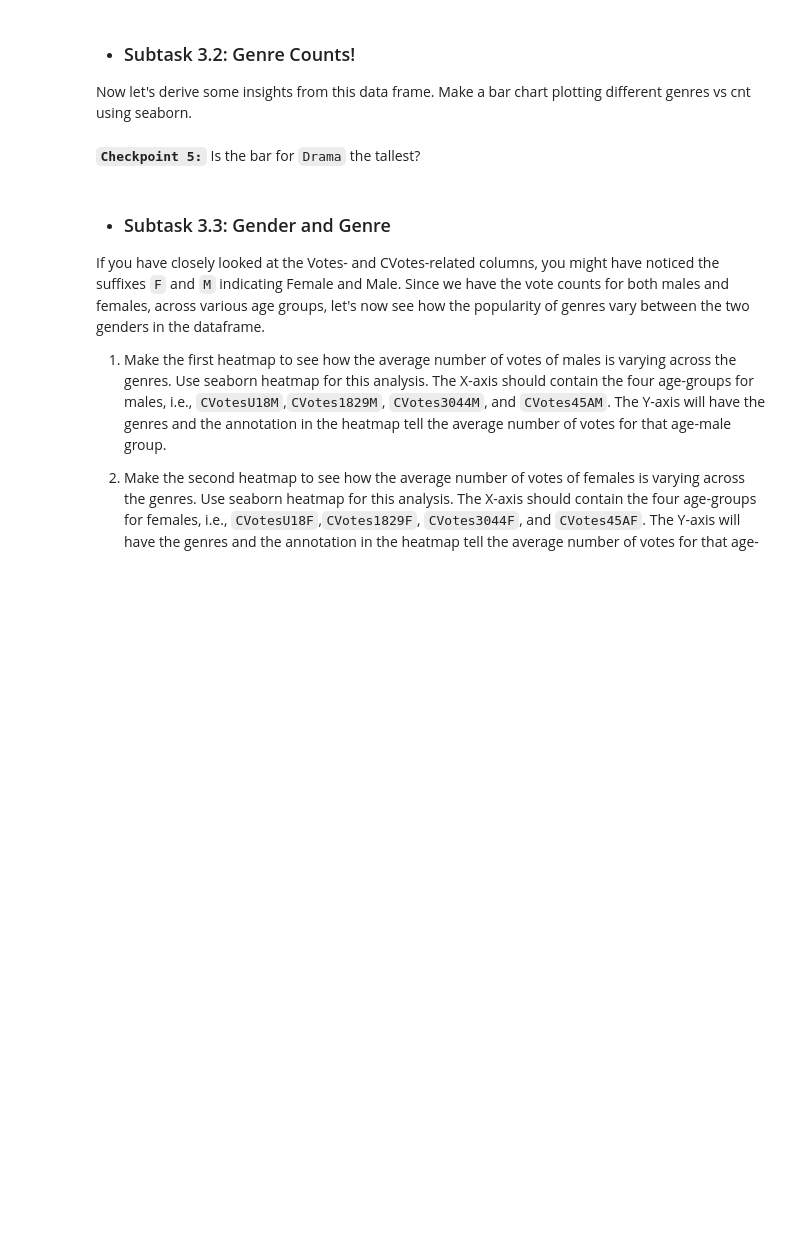
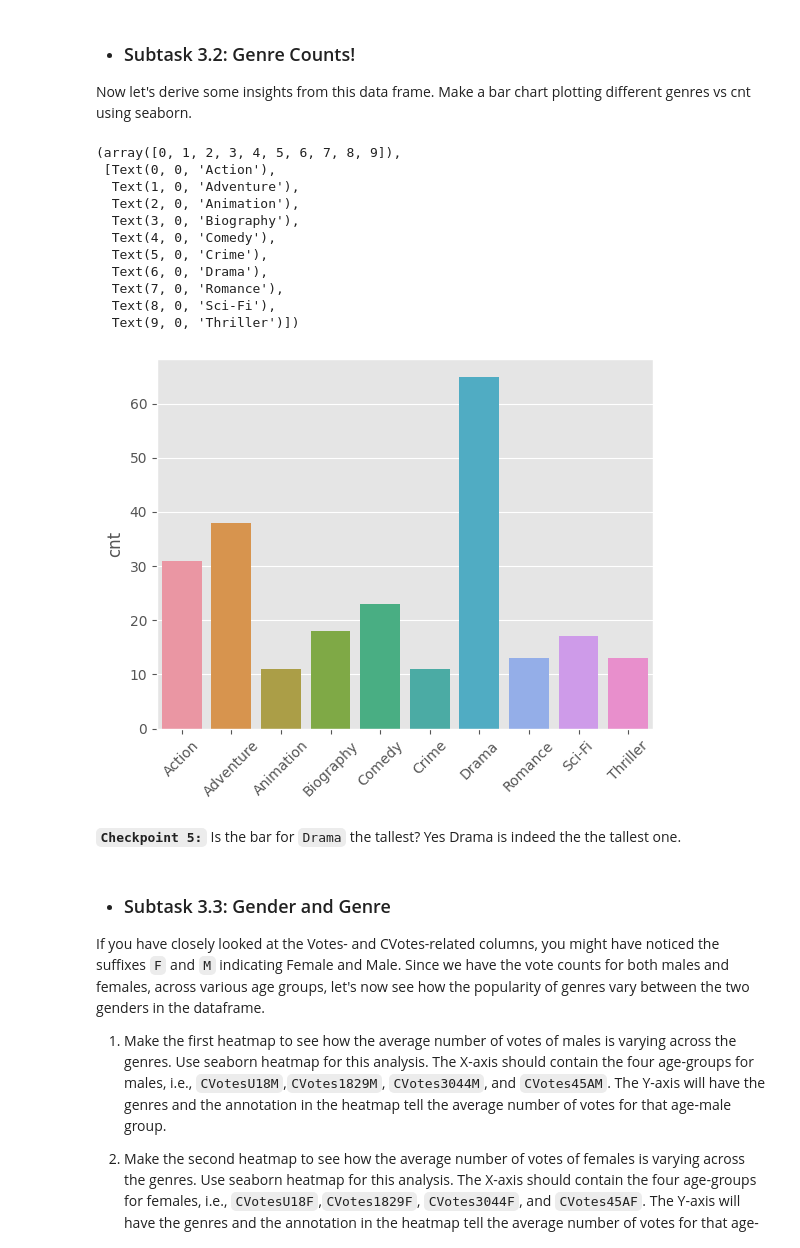
Before and after one commit to ussahil/IMbD-anlysis, a Jupyter notebook: IMDb+Movie+Assignment_stub.ipynb, the cells around one changed output. Saved outputs shown, nothing was run; the diff lists cells and outputs as text; code cells hidden in the pictures; blank space fills up the shorter version.

```diff
--- a/IMDb+Movie+Assignment_stub.ipynb
+++ b/IMDb+Movie+Assignment_stub.ipynb
@@ -351,2 +426,3 @@ There are 3 columns in the dataframe - `genre_1`, `genre_2`, and `genre_3`. As a
 # %%
 # Extract genres with atleast 10 occurences
+genre_top10 = df_add[df_add['cnt'] >= 10]
@@ -354,0 +429,8 @@ There are 3 columns in the dataframe - `genre_1`, `genre_2`, and `genre_3`. As a
+# %%
+# Take the mean for every column by dividing with cnt
+top10_count = genre_top10['cnt']
+genre_top10 = genre_top10.apply(lambda x:x /top10_count )
+# here lambda function is used as to divide the dataframe with cnt table
+# also we need to update the cnt
+genre_top10['cnt']=top10_count
+genre_top10['cnt']
@@ -355,2 +449,3 @@ There are 3 columns in the dataframe - `genre_1`, `genre_2`, and `genre_3`. As a
 # %%
 # Rounding off the columns of Votes to two decimals
+genre_top10= genre_top10.round(2)
@@ -358,0 +452,11 @@ There are 3 columns in the dataframe - `genre_1`, `genre_2`, and `genre_3`. As a
+# %%
+# Converting CVotes to int type
+genre_top10.dtypes
+# There are a number of columns that start wtih CVotes so we should try to update it via startswtih and a loop
+
+for column in genre_top10:
+  if column.startswith('CVotes'):
+
+    genre_top10[column] = genre_top10[column].astype(int)
+# Cross checking
+genre_top10.dtypes
@@ -367,5 +487,22 @@ Now let's derive some insights from this data frame. Make a bar chart plotting d
+# %%
+# Countplot for genres
+sns.barplot(data=genre_top10,x=genre_top10.index,y=genre_top10['cnt'])
+plt.xticks(rotation=45)
+# %% [output]
+(array([0, 1, 2, 3, 4, 5, 6, 7, 8, 9]),
+ [Text(0, 0, 'Action'),
+  Text(1, 0, 'Adventure'),
+  Text(2, 0, 'Animation'),
+  Text(3, 0, 'Biography'),
+  Text(4, 0, 'Comedy'),
+  Text(5, 0, 'Crime'),
+  Text(6, 0, 'Drama'),
+  Text(7, 0, 'Romance'),
+  Text(8, 0, 'Sci-Fi'),
+  Text(9, 0, 'Thriller')])
+[figure, added]
 # %% [markdown]
-**`Checkpoint 5:`** Is the bar for `Drama` the tallest?
+**`Checkpoint 5:`** Is the bar for `Drama` the tallest? Yes Drama is indeed the the tallest one.
 # %% [markdown]
 -  ###  Subtask 3.3: Gender and Genre
 
```
Also changed, not shown: parts of 34 cells of this notebook.
